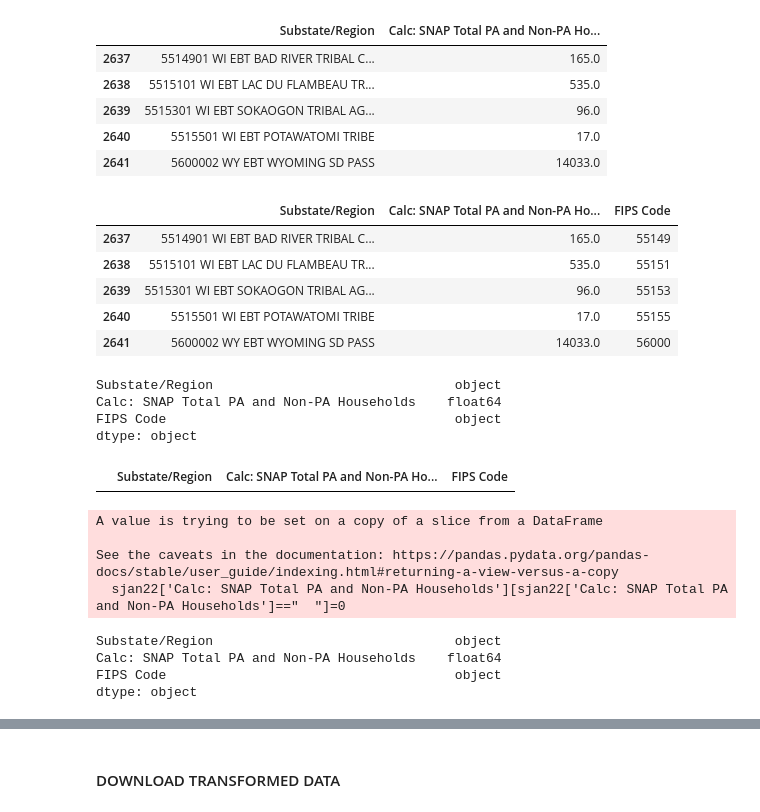
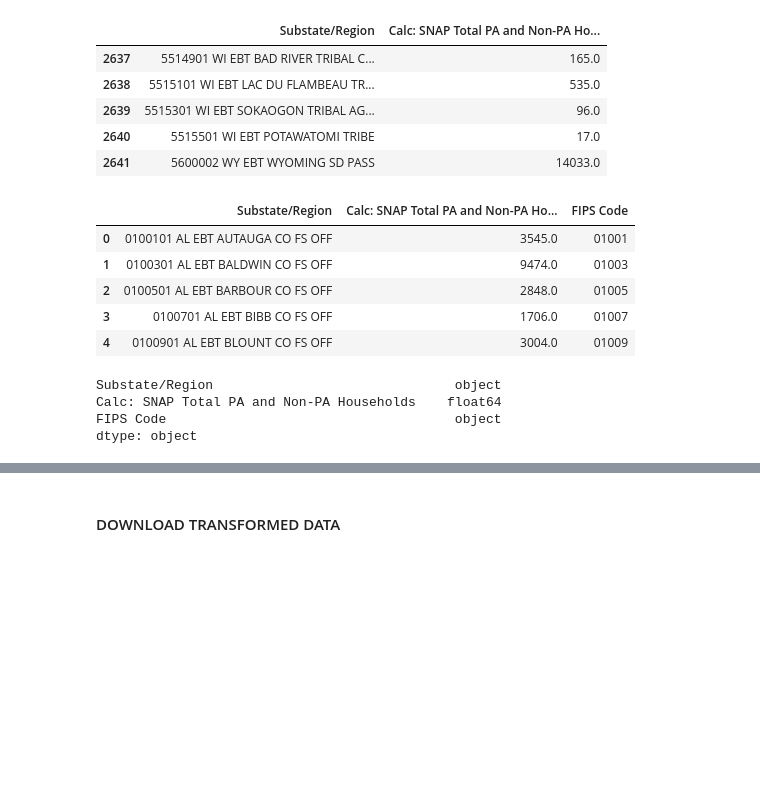
Before and after one commit to datakind/BDT_DataDive_Dec22, a Jupyter notebook: notebooks/BDT DataDive ACP vs SNAP Enrollment.ipynb, the cells around one changed output, grey strips where cells are left out. Drawn from its saved outputs; the diff is of its cells as text; code cells hidden in the pictures; blank space fills up the shorter version.

Commit message:
Updated data cleanup
Cleaned Jan and Oct ACP data and Jan SNAP data

```diff
--- a/notebooks/BDT DataDive ACP vs SNAP Enrollment.ipynb
+++ b/notebooks/BDT DataDive ACP vs SNAP Enrollment.ipynb
@@ -369,14 +372,14 @@ sjan22.tail()
 #extract FIPS code
 sjan22['FIPS Code']=sjan22['Substate/Region'].str[:5]
 # %%
-sjan22.tail()
+sjan22.head()
 # %% [output]
 |  | Substate/Region | Calc: SNAP Total PA and Non-PA Ho... | FIPS Code |
-| 2637 | 5514901 WI EBT BAD RIVER TRIBAL C... | 165.0 | 55149 |
-| 2638 | 5515101 WI EBT LAC DU FLAMBEAU TR... | 535.0 | 55151 |
-| 2639 | 5515301 WI EBT SOKAOGON TRIBAL AG... | 96.0 | 55153 |
-| 2640 | 5515501 WI EBT POTAWATOMI TRIBE | 17.0 | 55155 |
-| 2641 | 5600002 WY EBT WYOMING SD PASS | 14033.0 | 56000 |
+| 0 | 0100101 AL EBT AUTAUGA CO FS OFF | 3545.0 | 01001 |
+| 1 | 0100301 AL EBT BALDWIN CO FS OFF | 9474.0 | 01003 |
+| 2 | 0100501 AL EBT BARBOUR CO FS OFF | 2848.0 | 01005 |
+| 3 | 0100701 AL EBT BIBB CO FS OFF | 1706.0 | 01007 |
+| 4 | 0100901 AL EBT BLOUNT CO FS OFF | 3004.0 | 01009 |
 # %%
 sjan22.dtypes
 # %% [output]
@@ -384,16 +387,3 @@ Substate/Region                               object
 Calc: SNAP Total PA and Non-PA Households    float64
 FIPS Code                                     object
 dtype: object
-# %%
-# find blank values
-sjan22[sjan22['Calc: SNAP Total PA and Non-PA Households']=="  "]
-# %% [output]
-|  | Substate/Region | Calc: SNAP Total PA and Non-PA Ho... | FIPS Code |
-# %%
-#fill blank values
-sjan22['Calc: SNAP Total PA and Non-PA Households'][sjan22['Calc: SNAP Total PA and Non-PA Households']=="  "]=0
-# %% [output]
-A value is trying to be set on a copy of a slice from a DataFrame
-
-See the caveats in the documentation: https://pandas.pydata.org/pandas-docs/stable/user_guide/indexing.html#returning-a-view-versus-a-copy
-  sjan22['Calc: SNAP Total PA and Non-PA Households'][sjan22['Calc: SNAP Total PA and Non-PA Households']=="  "]=0
@@ -402,7 +389,0 @@ sjan22['Calc: SNAP Total PA and Non-PA Households'] = pd.to_numeric(sjan22['Calc
-# %%
-sjan22.dtypes
-# %% [output]
-Substate/Region                               object
-Calc: SNAP Total PA and Non-PA Households    float64
-FIPS Code                                     object
-dtype: object
```
Also changed, not shown: parts of 22 cells of this notebook, 5 other files.
